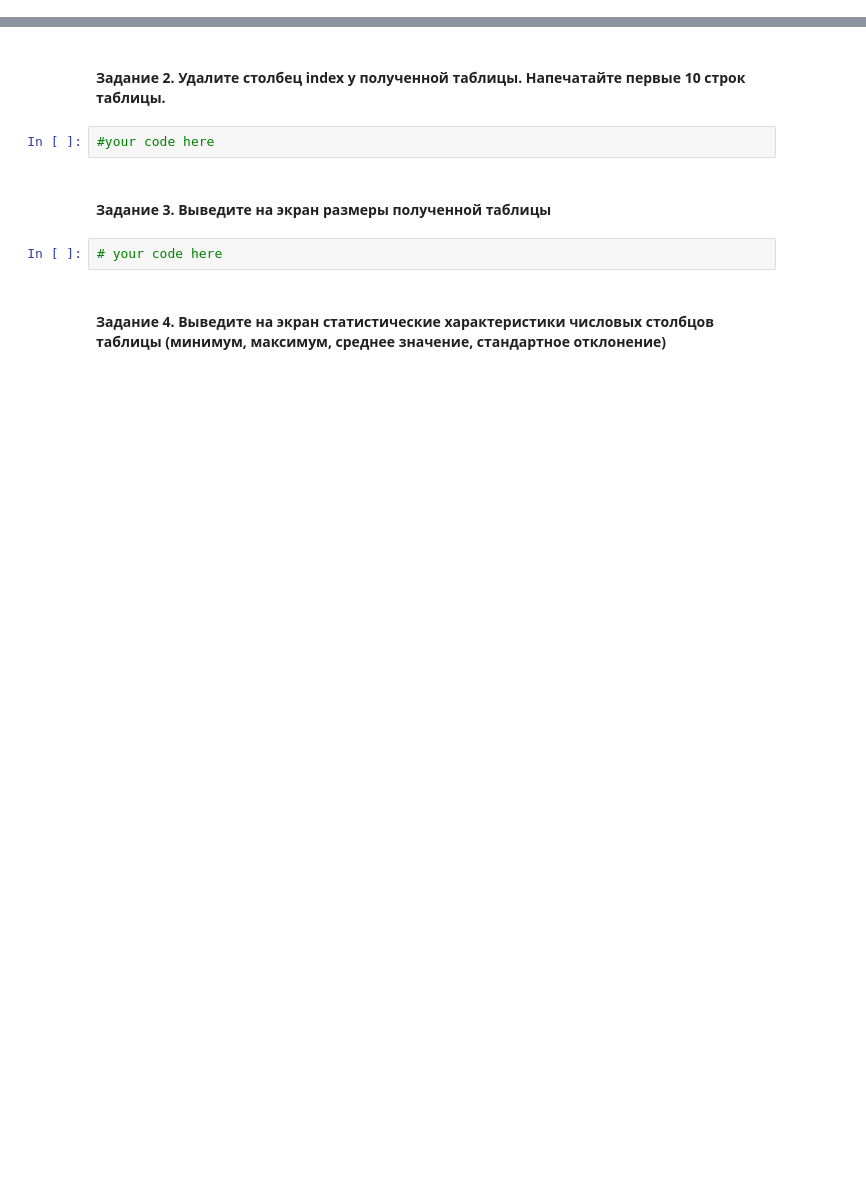
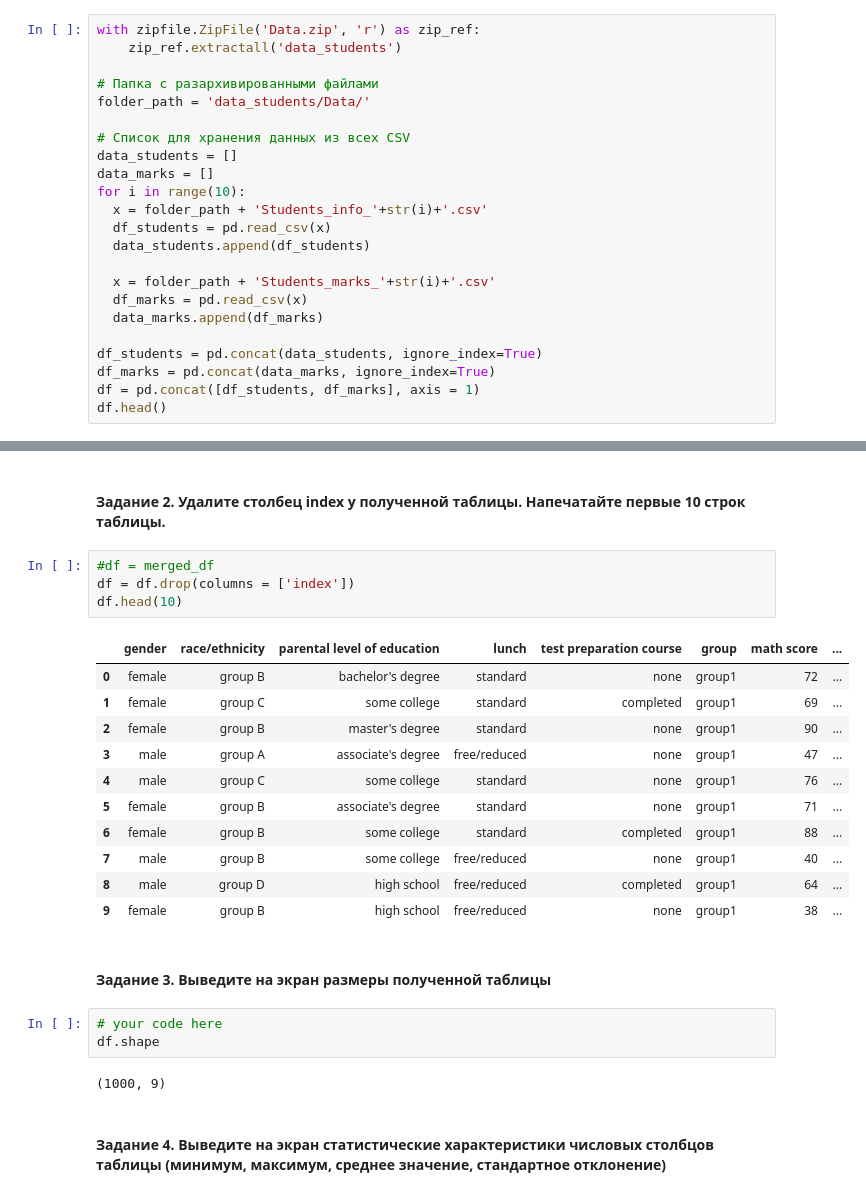
Before and after one commit to artem96rus/IAD2024, a Jupyter notebook: hw02_pandas.ipynb, the cells around one changed output, grey strips where cells are left out. Drawn from its saved outputs; the diff is of its cells as text; blank space fills up the shorter version.

```diff
--- a/hw02_pandas.ipynb
+++ b/hw02_pandas.ipynb
@@ -20,0 +22,23 @@ import pandas as pd
+# %%
+with zipfile.ZipFile('Data.zip', 'r') as zip_ref:
+    zip_ref.extractall('data_students')
+
+# Папка с разархивированными файлами
+folder_path = 'data_students/Data/'
+
+# Список для хранения данных из всех CSV
+data_students = []
+data_marks = []
+for i in range(10):
+  x = folder_path + 'Students_info_'+str(i)+'.csv'
+  df_students = pd.read_csv(x)
+  data_students.append(df_students)
+
+  x = folder_path + 'Students_marks_'+str(i)+'.csv'
+  df_marks = pd.read_csv(x)
+  data_marks.append(df_marks)
+
+df_students = pd.concat(data_students, ignore_index=True)
+df_marks = pd.concat(data_marks, ignore_index=True)
+df = pd.concat([df_students, df_marks], axis = 1)
+df.head()
@@ -21,11 +52,28 @@ import pandas as pd
 # %% [markdown]
 #### Задание 2. Удалите столбец index у полученной таблицы. Напечатайте первые 10 строк таблицы.
-# %%
-#your code here
+# %%
+#df = merged_df
+df = df.drop(columns = ['index'])
+df.head(10)
+# %% [output]
+|  | gender | race/ethnicity | parental level of education | lunch | test preparation course | group | math score | ... |
+| 0 | female | group B | bachelor's degree | standard | none | group1 | 72 | ... |
+| 1 | female | group C | some college | standard | completed | group1 | 69 | ... |
+| 2 | female | group B | master's degree | standard | none | group1 | 90 | ... |
+| 3 | male | group A | associate's degree | free/reduced | none | group1 | 47 | ... |
+| 4 | male | group C | some college | standard | none | group1 | 76 | ... |
+| 5 | female | group B | associate's degree | standard | none | group1 | 71 | ... |
+| 6 | female | group B | some college | standard | completed | group1 | 88 | ... |
+| 7 | male | group B | some college | free/reduced | none | group1 | 40 | ... |
+| 8 | male | group D | high school | free/reduced | completed | group1 | 64 | ... |
+| 9 | female | group B | high school | free/reduced | none | group1 | 38 | ... |
 # %% [markdown]
 #### Задание 3. Выведите на экран размеры полученной таблицы
 # %%
 # your code here
+df.shape
+# %% [output]
+(1000, 9)
 # %% [markdown]
 #### Задание 4. Выведите на экран статистические характеристики числовых столбцов таблицы (минимум, максимум, среднее значение, стандартное отклонение)
 # %%
```
Also changed, not shown: parts of 18 cells of this notebook.
